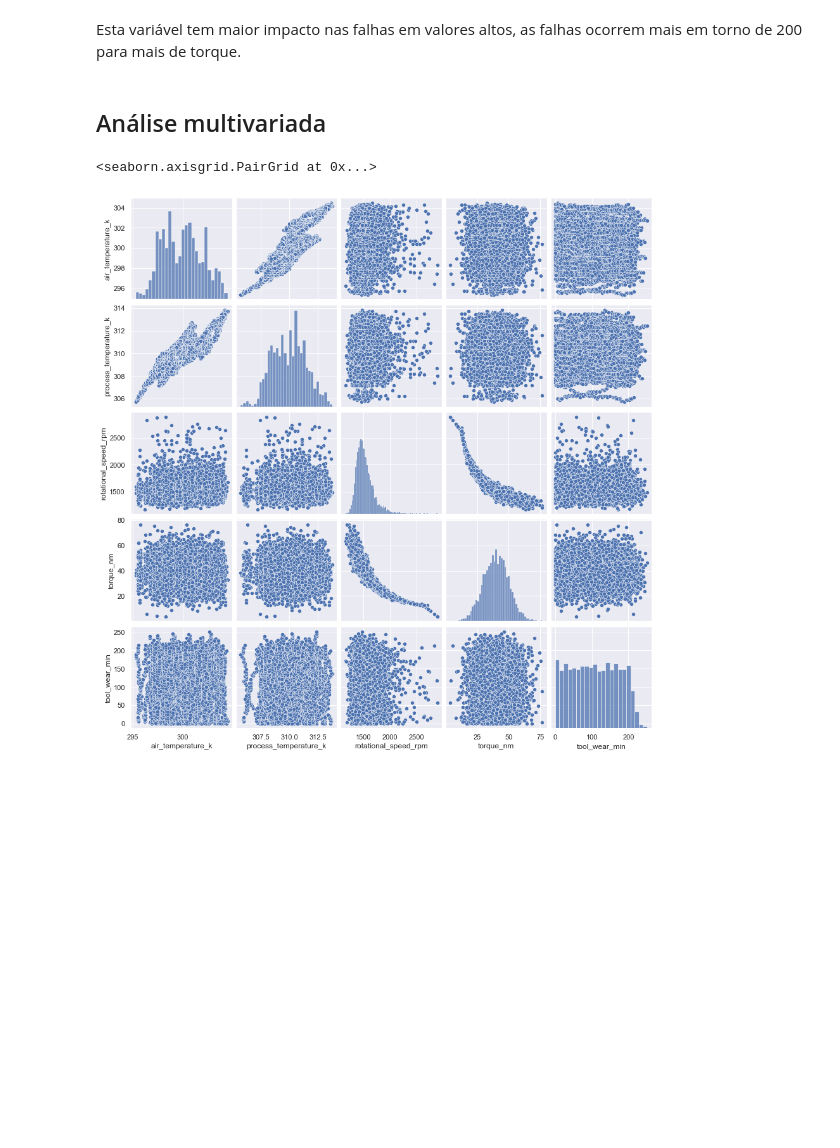
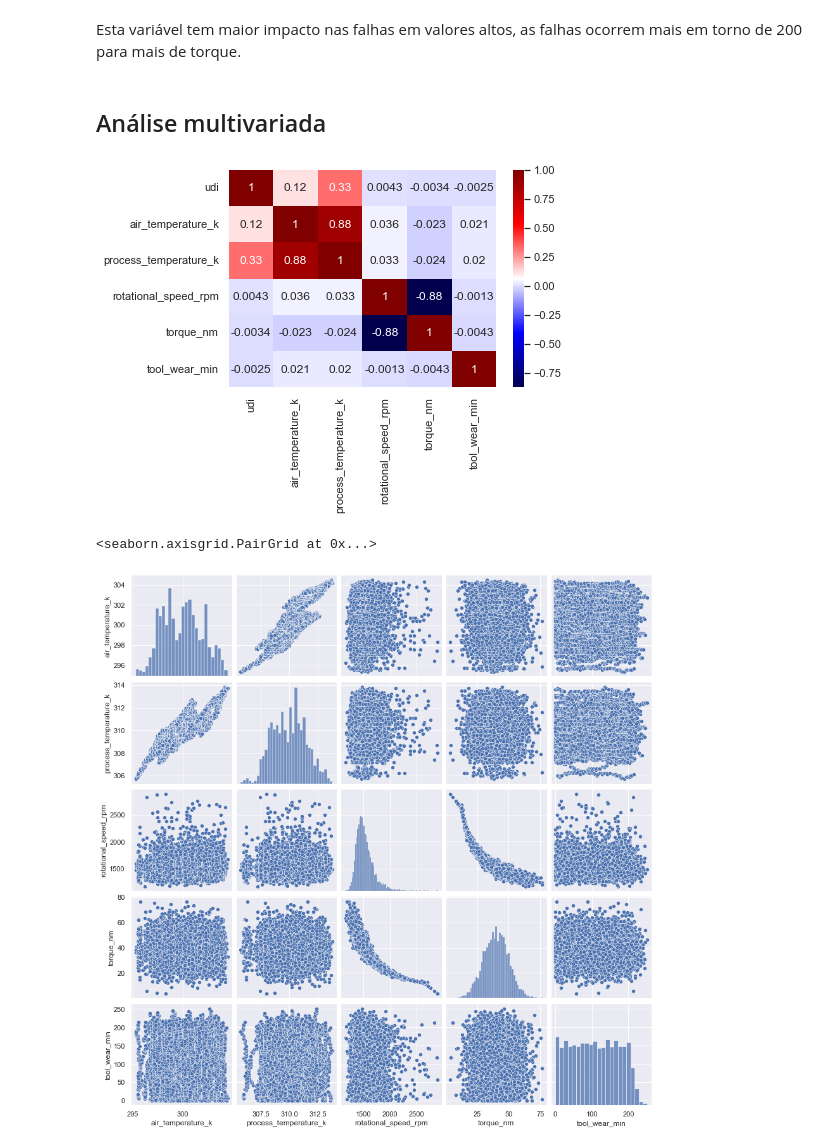
Before and after one commit to paulinhomagno/Desafio_lighthouse, a Jupyter notebook: Analise_Modelagem.ipynb, the cells around one changed output. Saved outputs shown, nothing was run; the diff lists cells and outputs as text; code cells hidden in the pictures; blank space fills up the shorter version.

```diff
--- a/Analise_Modelagem.ipynb
+++ b/Analise_Modelagem.ipynb
@@ -525,6 +525,10 @@ for i in qualities:
 Esta variável tem maior impacto nas falhas em valores altos, as falhas ocorrem mais em torno de 200 para mais de torque.
 # %% [markdown]
 ## Análise multivariada
+# %%
+sns.heatmap(df.corr(), annot = True, cmap='seismic');
+# %% [output]
+[figure, added]
 # %%
 sns.pairplot(df.drop(['udi', 'product_id'], axis = 1))
 # %% [output]
```
Also changed, not shown: parts of 2 cells of this notebook.
